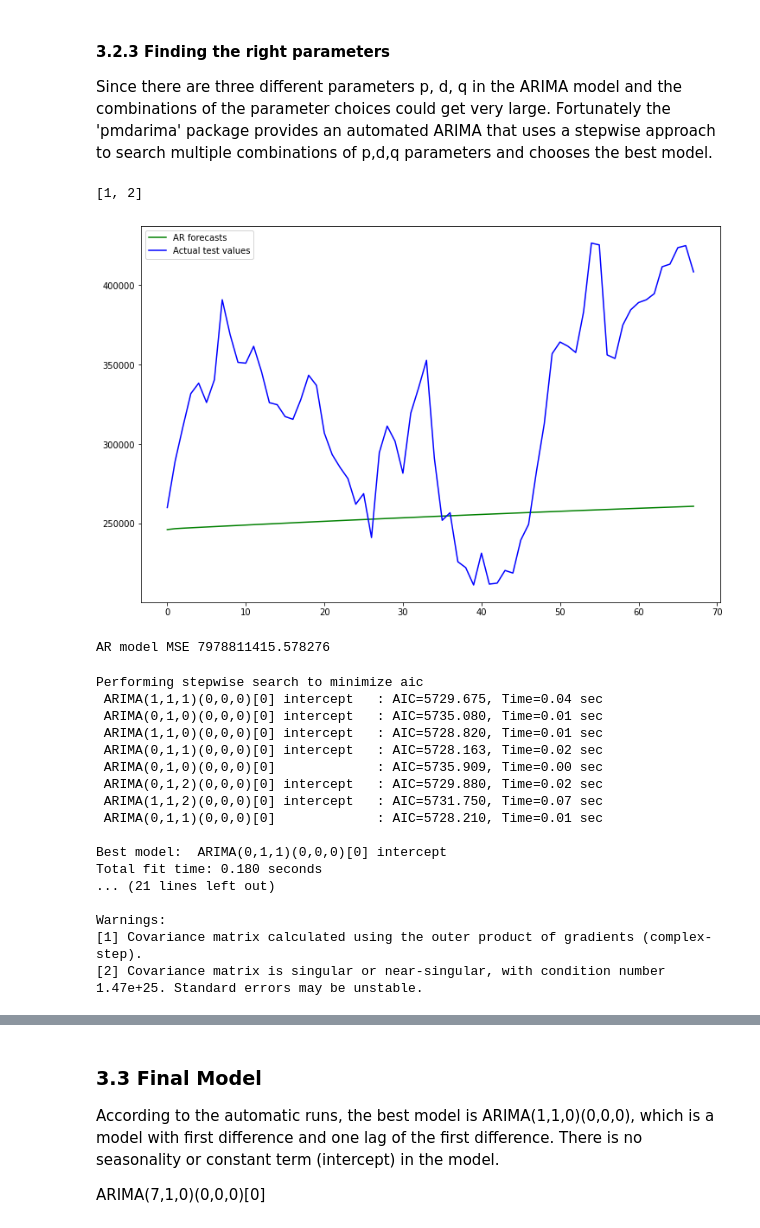
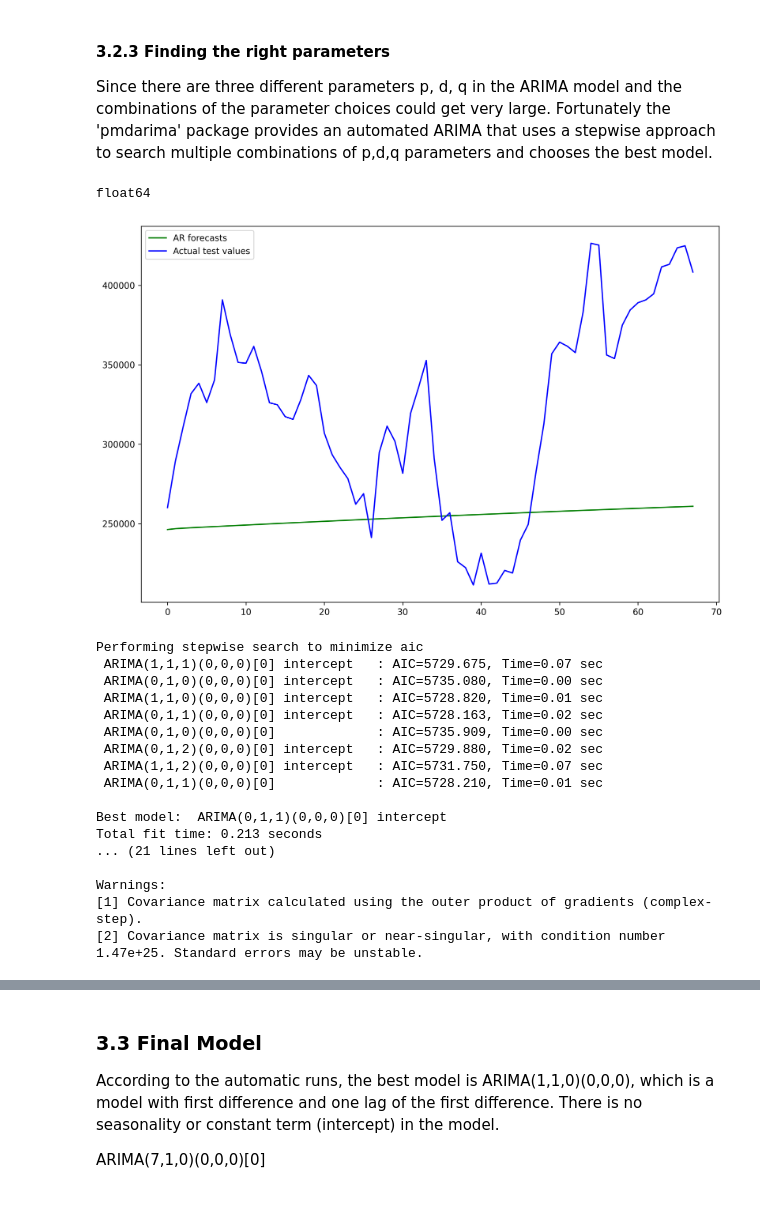
Before and after one commit to Toyok1/IA_ARIMA_e_altri, a Jupyter notebook: nft_prediction.ipynb, the cells around one changed output, grey strips where cells are left out. Cells and saved outputs as stored; diff of their text form; code cells hidden in the pictures.

```diff
--- a/nft_prediction.ipynb
+++ b/nft_prediction.ipynb
@@ -141,9 +141,12 @@ nft_address = '0xbc4ca0eda7647a8ab7c2061c2e118a18a936f13d'
 
 ## Read in floor price
 data = fetch_collection_hist(nft_address)
+print(type(data))
 data['opening_date'] = pd.to_datetime(data['opening_date'])
 data = data.sort_values(by='opening_date', ascending=True)
-data.set_index('opening_date', inplace=True)
+#data.set_index('opening_date', inplace=True)
+print(type(data))
+print(data)
 
 ## Plot floor price
 name = np.unique(data['collection_name']).tolist()
@@ -310,40 +319,35 @@ df_to_test = df_to_test.to_numpy()
 #print(res.summary())
 
 #TODO: trova un modo di fare predict con questo modello, se questo è un modello e se si può fare predict
-# %%
-#qr_pred, qr_ci = mod.predict(df_to_train)
-from statsmodels.tsa.ar_model import AutoReg
-from sklearn.metrics import mean_squared_error
-from statsmodels.tsa.ar_model import ar_select_order
-
-data_to_plot = pd.DataFrame()
-data_to_plot['soldi'] = data.floor_price_quote_7d
-data_to_plot = data_to_plot.to_numpy()
-
-#plot_pacf(data_to_plot)
-
-AR_lag = ar_select_order(data_to_plot, maxlag=20)
-print(AR_lag.ar_lags)
-
-AR_model = AutoReg(df_to_train,lags=AR_lag.ar_lags).fit()
-forecasts = AR_model.forecast(len(df_to_test)).tolist()
-#print(forecasts)
-
-
-fig = plt.subplots(figsize=(12,8))
-plt.plot(forecasts, color="green")
-plt.plot(df_to_test.tolist(), color="blue")
-plt.legend(["AR forecasts", "Actual test values"])
-plt.show()
-
-
-print('AR model MSE', mean_squared_error(df_to_test, forecasts))
-#print('ARMA(3, 1) MSE', mean_squared_error(df_to_test,predictions))
-#print(df.Temp.mean())
-# %% [output]
-[1, 2]
-[figure, removed]
-AR model MSE 7978811415.578276
+# %%
+import statsmodels.api as sm
+from statsmodels.tsa.ar_model import AutoReg
+import matplotlib.pyplot as plt
+from statsmodels.tsa.ar_model import ar_select_order
+
+#a_data = sm.datasets.sunspots.load_pandas().data['SUNACTIVITY']
+a_data = data.floor_price_quote_7d
+print(a_data.dtype)
+split = round(len(a_data)*0.8)
+
+a_train = a_data[:split]
+a_test = a_data[split:]
+
+a_res = AutoReg(a_train, lags=ar_select_order(a_train, maxlag=20).ar_lags).fit()
+#print(ar_select_order(a_train, maxlag=20,seasonal=True,period=11).ar_lags)
+#print(a_res.params)        ar_select_order(a_train, maxlag=20,seasonal=True,period=11).ar_lags
+
+fcast = a_res.forecast(steps=len(a_test)).tolist()
+
+
+fig = plt.subplots(figsize=(12,8))
+plt.plot(fcast, color="green")
+plt.plot(a_test.tolist(), color="blue")
+plt.legend(["AR forecasts", "Actual test values"])
+plt.show()
+# %% [output]
+float64
+[figure, added]
 # %%
 ################################
 ## Finding optimal parameters for ARIMA##
@@ -362,8 +366,8 @@ model = pm.auto_arima(train, start_p=1, start_q=1,
 print(model.summary())
 # %% [output]
 Performing stepwise search to minimize aic
- ARIMA(1,1,1)(0,0,0)[0] intercept   : AIC=5729.675, Time=0.04 sec
- ARIMA(0,1,0)(0,0,0)[0] intercept   : AIC=5735.080, Time=0.01 sec
+ ARIMA(1,1,1)(0,0,0)[0] intercept   : AIC=5729.675, Time=0.07 sec
+ ARIMA(0,1,0)(0,0,0)[0] intercept   : AIC=5735.080, Time=0.00 sec
  ARIMA(1,1,0)(0,0,0)[0] intercept   : AIC=5728.820, Time=0.01 sec
  ARIMA(0,1,1)(0,0,0)[0] intercept   : AIC=5728.163, Time=0.02 sec
  ARIMA(0,1,0)(0,0,0)[0]             : AIC=5735.909, Time=0.00 sec
@@ -372,7 +376,7 @@ Performing stepwise search to minimize aic
  ARIMA(0,1,1)(0,0,0)[0]             : AIC=5728.210, Time=0.01 sec
 
 Best model:  ARIMA(0,1,1)(0,0,0)[0] intercept
-Total fit time: 0.180 seconds
+Total fit time: 0.213 seconds
 ... (21 lines left out)
 
 Warnings:
```
Also changed, not shown: parts of 3 cells of this notebook.
